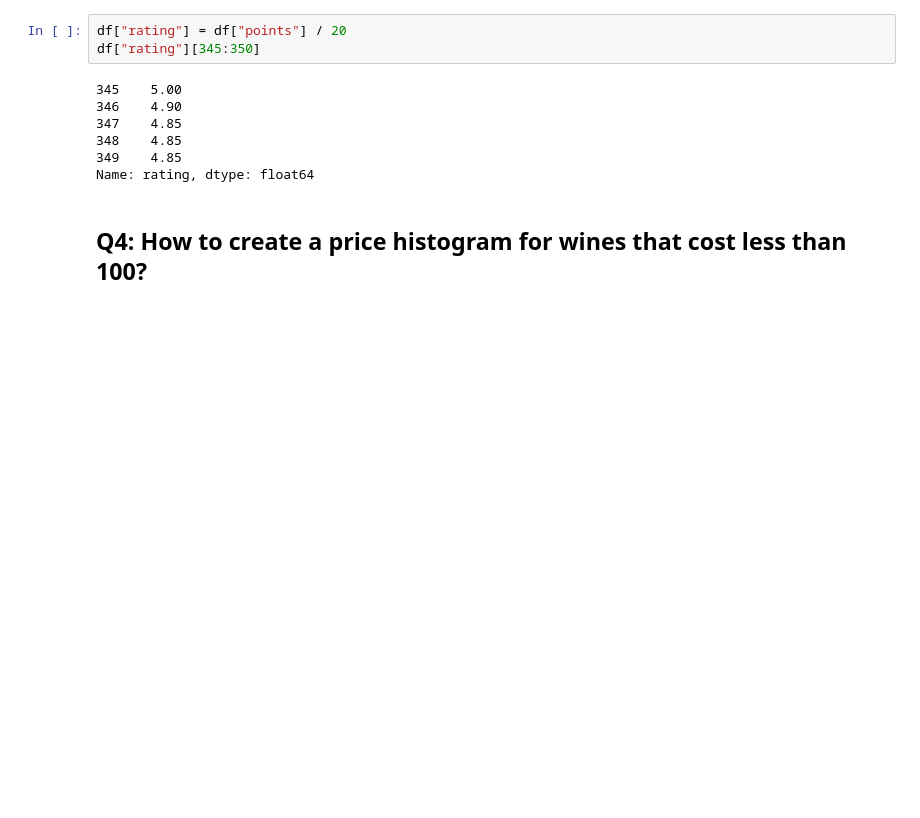
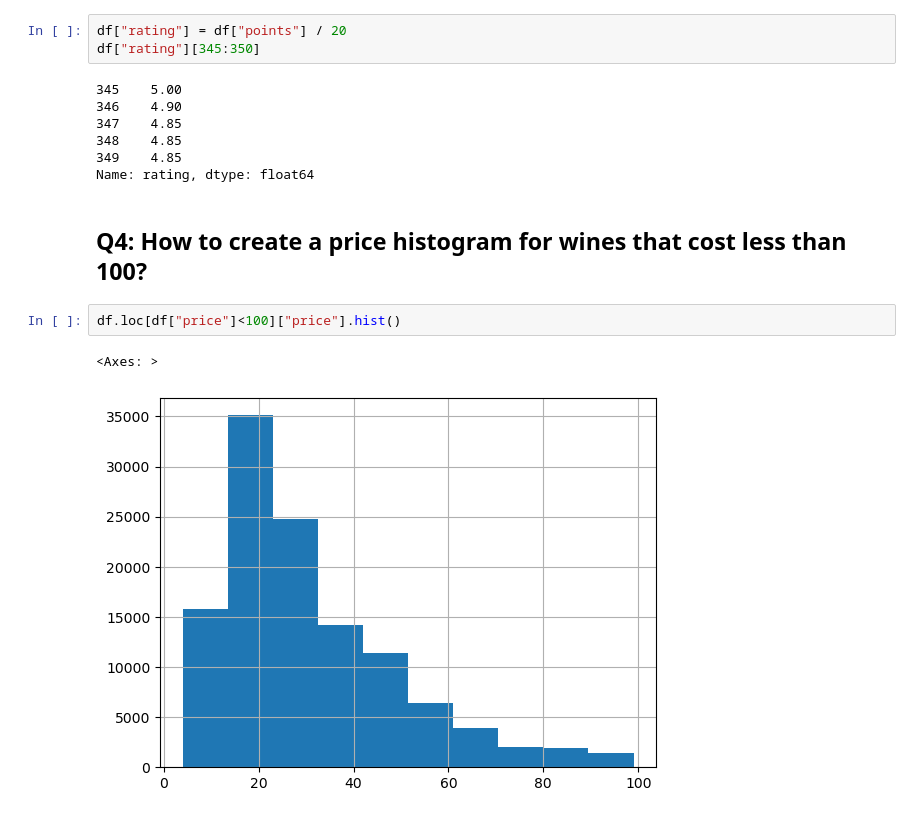
Before and after one commit to nikolina-milincevic/python-apps, a Jupyter notebook: myproject6/my_data_analysis.ipynb, the cells around one changed output. Drawn from its saved outputs; the diff is of its cells as text; blank space fills up the shorter version.

```diff
--- a/myproject6/my_data_analysis.ipynb
+++ b/myproject6/my_data_analysis.ipynb
@@ -36,3 +36,8 @@ df["rating"][345:350]
 Name: rating, dtype: float64
 # %% [markdown]
 ## Q4: How to create a price histogram for wines that cost less than 100?
+# %%
+df.loc[df["price"]<100]["price"].hist()
+# %% [output]
+<Axes: >
+[figure, added]
```
Also changed, not shown: parts of 2 cells of this notebook.
